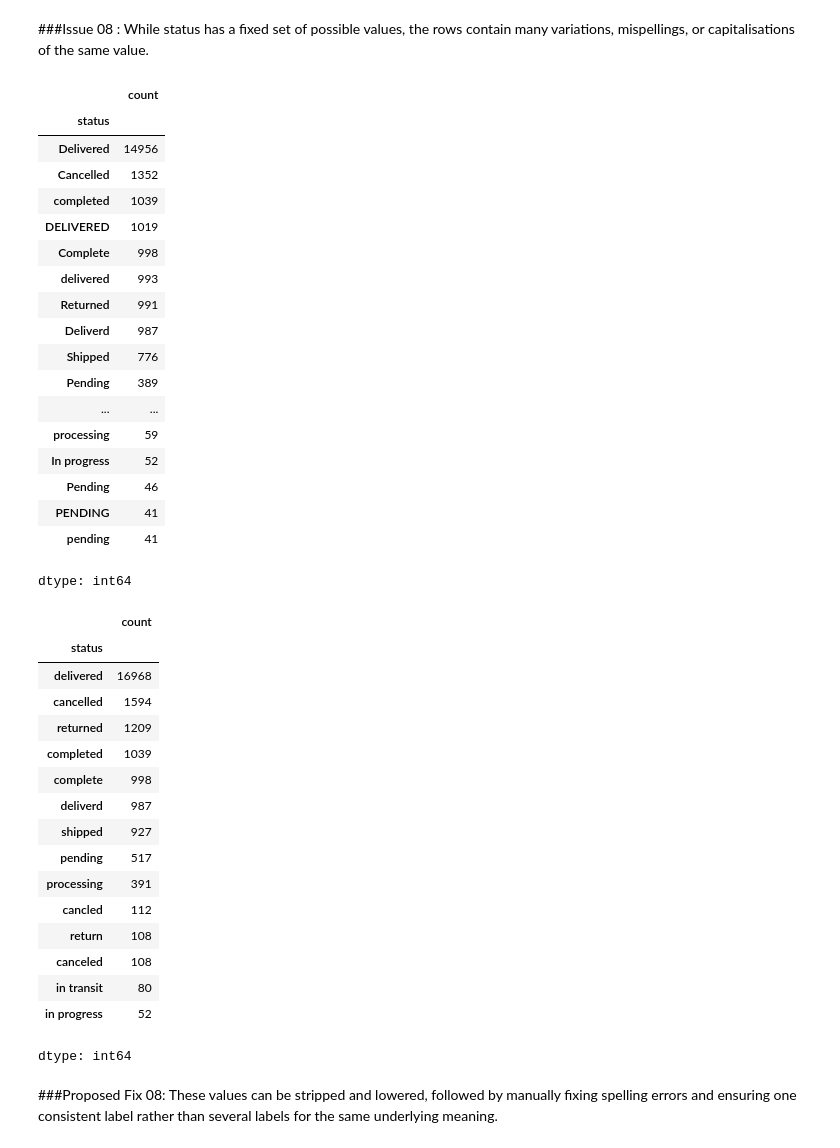
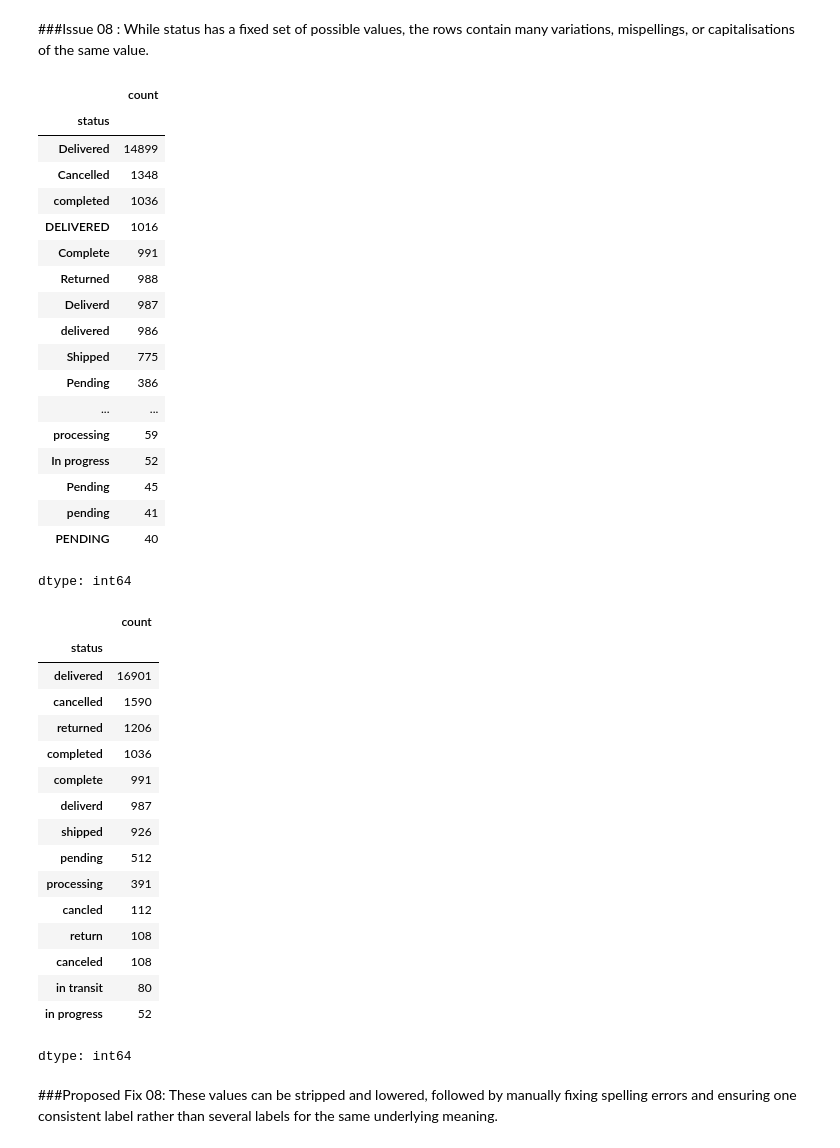
Before and after one commit to LSRajan/valley-outfitters-analysis, a Jupyter notebook: notebooks/01_profiling.ipynb, the cells around one changed output. Cells and saved outputs as stored; diff of their text form; code cells hidden in the pictures.

```diff
--- a/notebooks/01_profiling.ipynb
+++ b/notebooks/01_profiling.ipynb
@@ -58,7 +57,7 @@ np.int64(90)
 # %% [markdown]
 ### Proposed Fix 01: There are 90 duplicated rows in the table. Solve by dropping duplicated rows.
 # %%
-orders_temp = orders.drop_duplicates()
+orders_temp = orders.drop_duplicates().copy()
 # %% [markdown]
 ##1.1 order_id
 # %%
@@ -284,40 +273,40 @@ dtype: int64
 # %% [markdown]
 ###Issue 08 : While status has a fixed set of possible values, the rows contain many variations, mispellings, or capitalisations of the same value.
 # %%
-orders["status"].value_counts()
+orders_temp["status"].value_counts()
 # %% [output]
 |  | count |
 | status |  |
-| Delivered | 14956 |
-| Cancelled | 1352 |
-| completed | 1039 |
-| DELIVERED | 1019 |
-| Complete | 998 |
-| delivered | 993 |
-| Returned | 991 |
+| Delivered | 14899 |
+| Cancelled | 1348 |
+| completed | 1036 |
+| DELIVERED | 1016 |
+| Complete | 991 |
+| Returned | 988 |
 | Deliverd | 987 |
-| Shipped | 776 |
-| Pending | 389 |
+| delivered | 986 |
+| Shipped | 775 |
+| Pending | 386 |
 | ... | ... |
 | processing | 59 |
 | In progress | 52 |
-| Pending | 46 |
-| PENDING | 41 |
+| Pending | 45 |
 | pending | 41 |
+| PENDING | 40 |
 dtype: int64
 # %%
-orders["status"].str.strip().str.lower().value_counts()
+orders_temp["status"].str.strip().str.lower().value_counts()
 # %% [output]
 |  | count |
 | status |  |
-| delivered | 16968 |
-| cancelled | 1594 |
-| returned | 1209 |
-| completed | 1039 |
-| complete | 998 |
+| delivered | 16901 |
+| cancelled | 1590 |
+| returned | 1206 |
+| completed | 1036 |
+| complete | 991 |
 | deliverd | 987 |
-| shipped | 927 |
-| pending | 517 |
+| shipped | 926 |
+| pending | 512 |
 | processing | 391 |
 | cancled | 112 |
 | return | 108 |
```
Also changed, not shown: parts of 71 cells of this notebook, 2 other files.
